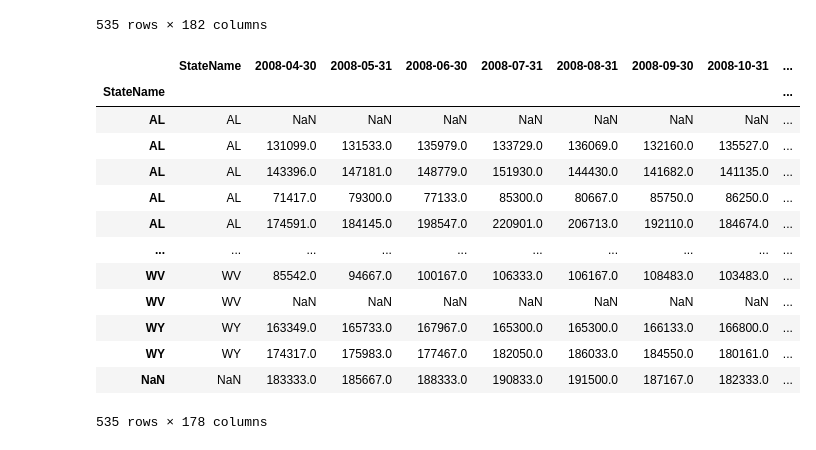
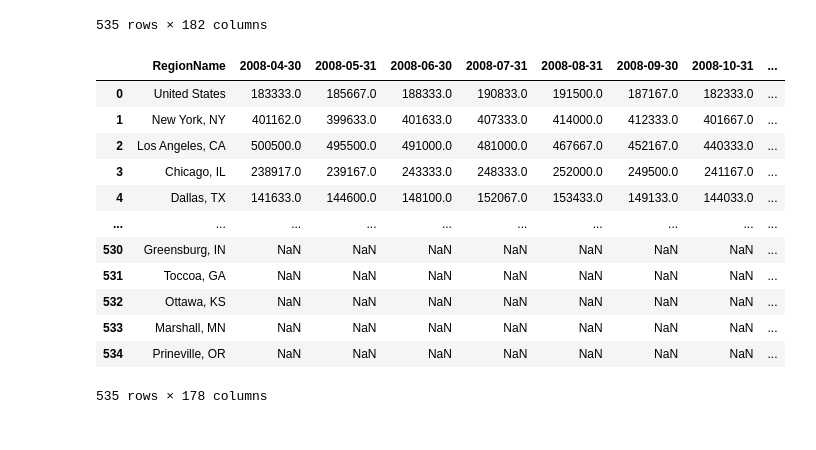
Before and after one commit to viswaballa/project-X-, a Jupyter notebook: Home index price.ipynb, the cells around one changed output. Drawn from its saved outputs; the diff is of its cells as text; code cells hidden in the pictures.

```diff
--- a/Home index price.ipynb
+++ b/Home index price.ipynb
@@ -24,23 +24,21 @@ housing_df2
 | 534 | 395004 | 853 | Prineville, OR | msa | OR | NaN | NaN | NaN | NaN | ... |
 535 rows × 182 columns
 # %%
-# Remove columns except for StateName and Dates
-housing_df2 = housing_df2.drop(columns=['RegionID', 'SizeRank', 'RegionType', 'RegionName'])
-housing_df2.set_index(housing_df2['StateName'], inplace=True)
+# Remove columns except for RegionName and Dates
+housing_df2 = housing_df2.drop(columns=['RegionID', 'SizeRank', 'RegionType', 'StateName'])
 housing_df2.sort_index(inplace=True)
 housing_df2
 # %% [output]
-|  | StateName | 2008-04-30 | 2008-05-31 | 2008-06-30 | 2008-07-31 | 2008-08-31 | 2008-09-30 | 2008-10-31 | ... |
-| StateName |  |  |  |  |  |  |  |  | ... |
-| AL | AL | NaN | NaN | NaN | NaN | NaN | NaN | NaN | ... |
-| AL | AL | 131099.0 | 131533.0 | 135979.0 | 133729.0 | 136069.0 | 132160.0 | 135527.0 | ... |
-| AL | AL | 143396.0 | 147181.0 | 148779.0 | 151930.0 | 144430.0 | 141682.0 | 141135.0 | ... |
-| AL | AL | 71417.0 | 79300.0 | 77133.0 | 85300.0 | 80667.0 | 85750.0 | 86250.0 | ... |
-| AL | AL | 174591.0 | 184145.0 | 198547.0 | 220901.0 | 206713.0 | 192110.0 | 184674.0 | ... |
+|  | RegionName | 2008-04-30 | 2008-05-31 | 2008-06-30 | 2008-07-31 | 2008-08-31 | 2008-09-30 | 2008-10-31 | ... |
+| 0 | United States | 183333.0 | 185667.0 | 188333.0 | 190833.0 | 191500.0 | 187167.0 | 182333.0 | ... |
+| 1 | New York, NY | 401162.0 | 399633.0 | 401633.0 | 407333.0 | 414000.0 | 412333.0 | 401667.0 | ... |
+| 2 | Los Angeles, CA | 500500.0 | 495500.0 | 491000.0 | 481000.0 | 467667.0 | 452167.0 | 440333.0 | ... |
+| 3 | Chicago, IL | 238917.0 | 239167.0 | 243333.0 | 248333.0 | 252000.0 | 249500.0 | 241167.0 | ... |
+| 4 | Dallas, TX | 141633.0 | 144600.0 | 148100.0 | 152067.0 | 153433.0 | 149133.0 | 144033.0 | ... |
 | ... | ... | ... | ... | ... | ... | ... | ... | ... | ... |
-| WV | WV | 85542.0 | 94667.0 | 100167.0 | 106333.0 | 106167.0 | 108483.0 | 103483.0 | ... |
-| WV | WV | NaN | NaN | NaN | NaN | NaN | NaN | NaN | ... |
-| WY | WY | 163349.0 | 165733.0 | 167967.0 | 165300.0 | 165300.0 | 166133.0 | 166800.0 | ... |
-| WY | WY | 174317.0 | 175983.0 | 177467.0 | 182050.0 | 186033.0 | 184550.0 | 180161.0 | ... |
-| NaN | NaN | 183333.0 | 185667.0 | 188333.0 | 190833.0 | 191500.0 | 187167.0 | 182333.0 | ... |
+| 530 | Greensburg, IN | NaN | NaN | NaN | NaN | NaN | NaN | NaN | ... |
+| 531 | Toccoa, GA | NaN | NaN | NaN | NaN | NaN | NaN | NaN | ... |
+| 532 | Ottawa, KS | NaN | NaN | NaN | NaN | NaN | NaN | NaN | ... |
+| 533 | Marshall, MN | NaN | NaN | NaN | NaN | NaN | NaN | NaN | ... |
+| 534 | Prineville, OR | NaN | NaN | NaN | NaN | NaN | NaN | NaN | ... |
 535 rows × 178 columns
```
Also changed, not shown: parts of 9 cells of this notebook.
